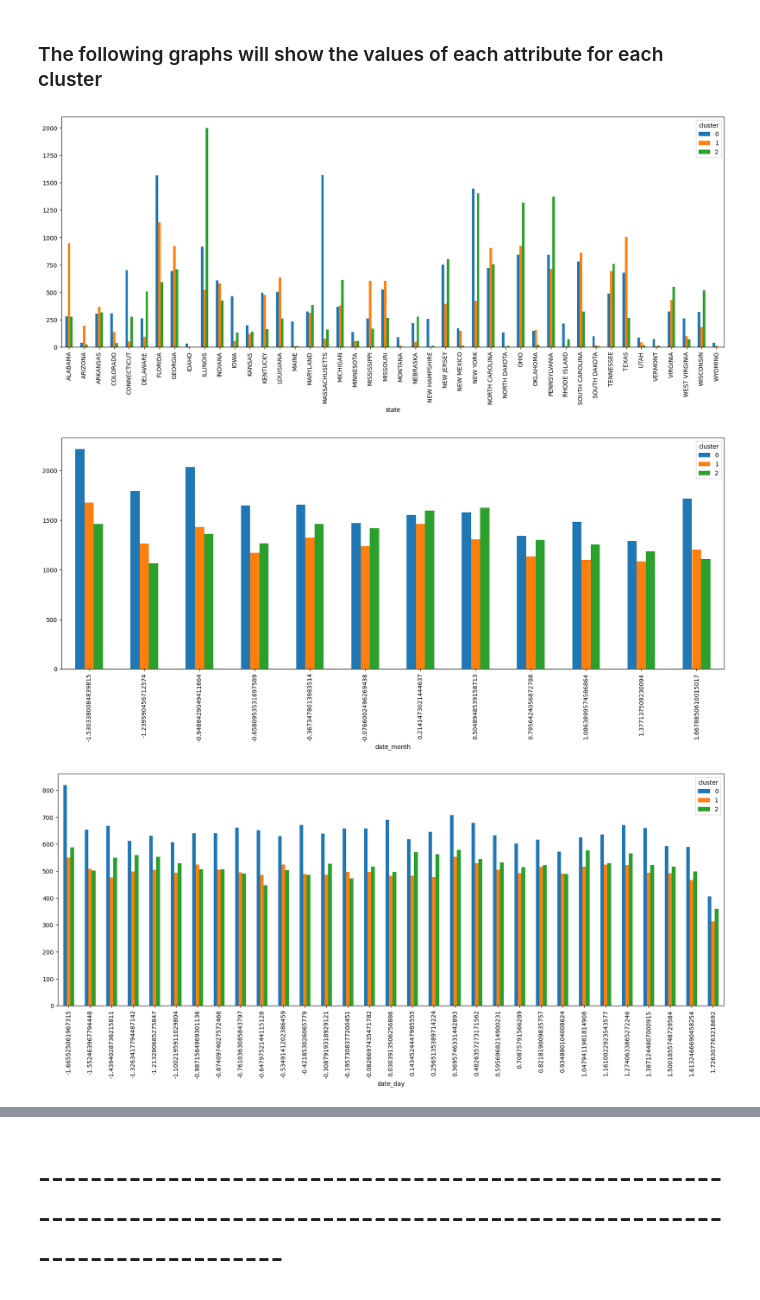
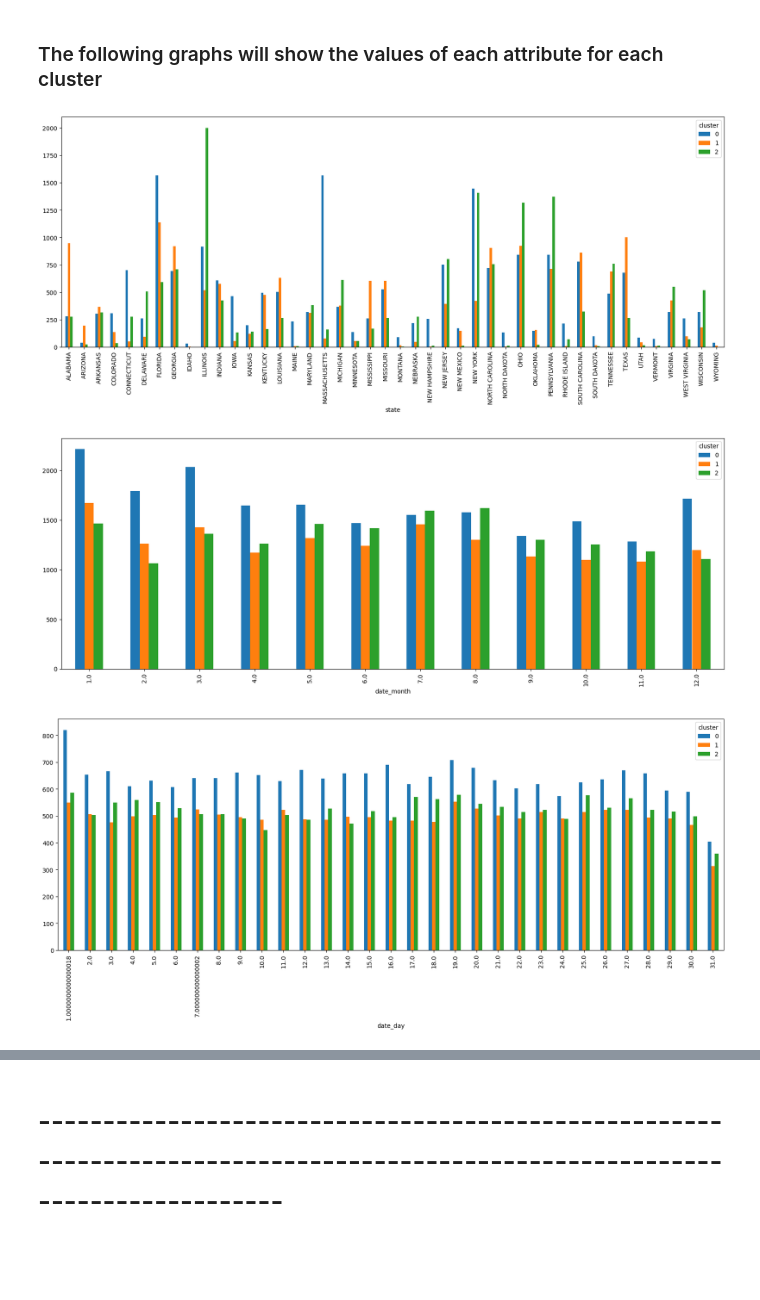
Before and after one commit to gentannipea/DataMining-2023, a Jupyter notebook: notebooks/Clustering.ipynb, the cells around one changed output, grey strips where cells are left out. Cells and saved outputs as stored; diff of their text form; code cells hidden in the pictures; blank space fills up the shorter version.

Commit message:
cluster update

```diff
--- a/notebooks/Clustering.ipynb
+++ b/notebooks/Clustering.ipynb
@@ -12,6 +12,10 @@ from sklearn.preprocessing import StandardScaler
 from sklearn.decomposition import PCA
 from sklearn.metrics import silhouette_score
 
+import pickle
+with open('scaler.pickle', 'rb') as f:
+    scaler: StandardScaler = pickle.load(f)
+
 # Read in the data
 final_clean = pd.read_csv('../dataset/data/final_clean.csv')
 #show the number of rows and columns
@@ -138,23 +144,27 @@ for i in range(0, len(kmeans.cluster_centers_)):
 # %%
 
 
 w_clusters = final_clean.copy()
+n_w_clusters = w_clusters.select_dtypes(include=['float64', 'int64'])
+n_w_clusters_vals = scaler.inverse_transform(n_w_clusters)
+n_w_clusters = pd.DataFrame(n_w_clusters_vals, columns=n_w_clusters.columns)
+w_clusters[n_w_clusters.columns] = n_w_clusters
 w_clusters['cluster'] = kmeans.labels_
 w_clusters = w_clusters.sort_values(by=['cluster'])
 
 o = w_clusters.select_dtypes(include=['float64', 'int64']).columns
 
 cats = ['state', 'date_month', 'date_day', 'incident_characteristics1', 'party', 'n_participants']
 for cat in cats:
     xt = pd.crosstab(w_clusters[cat], w_clusters['cluster'])
     xt['total'] = xt.sum(axis=1)
     del xt['total']
     xt = xt.sort_index()
     xt.plot.bar(stacked=False, figsize=(20, 7))
     plt.show();
 # %% [output]
 [figure]
-[figure, old version]
+[figure, new version]
-[figure, old version]
+[figure, new version]
 [figure]
 [figure]
```
Also changed, not shown: parts of 12 cells of this notebook.
